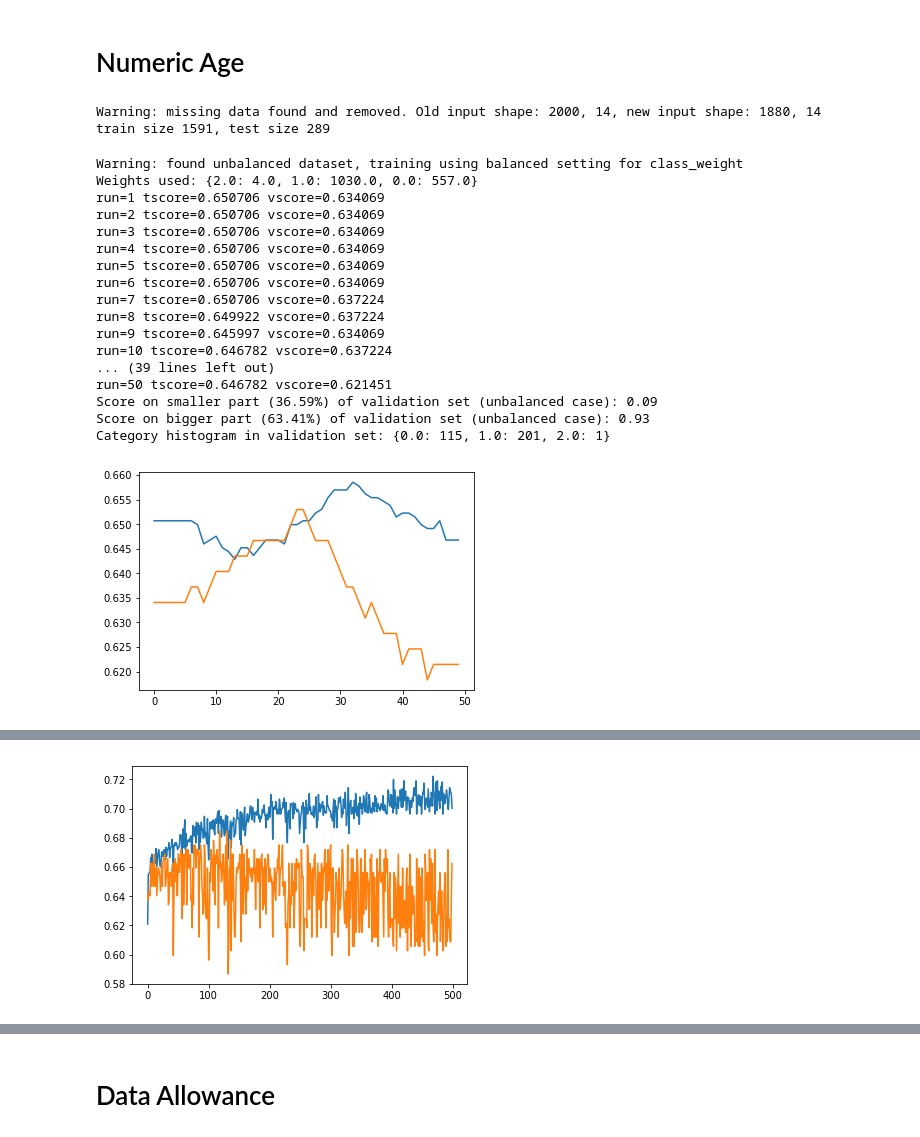
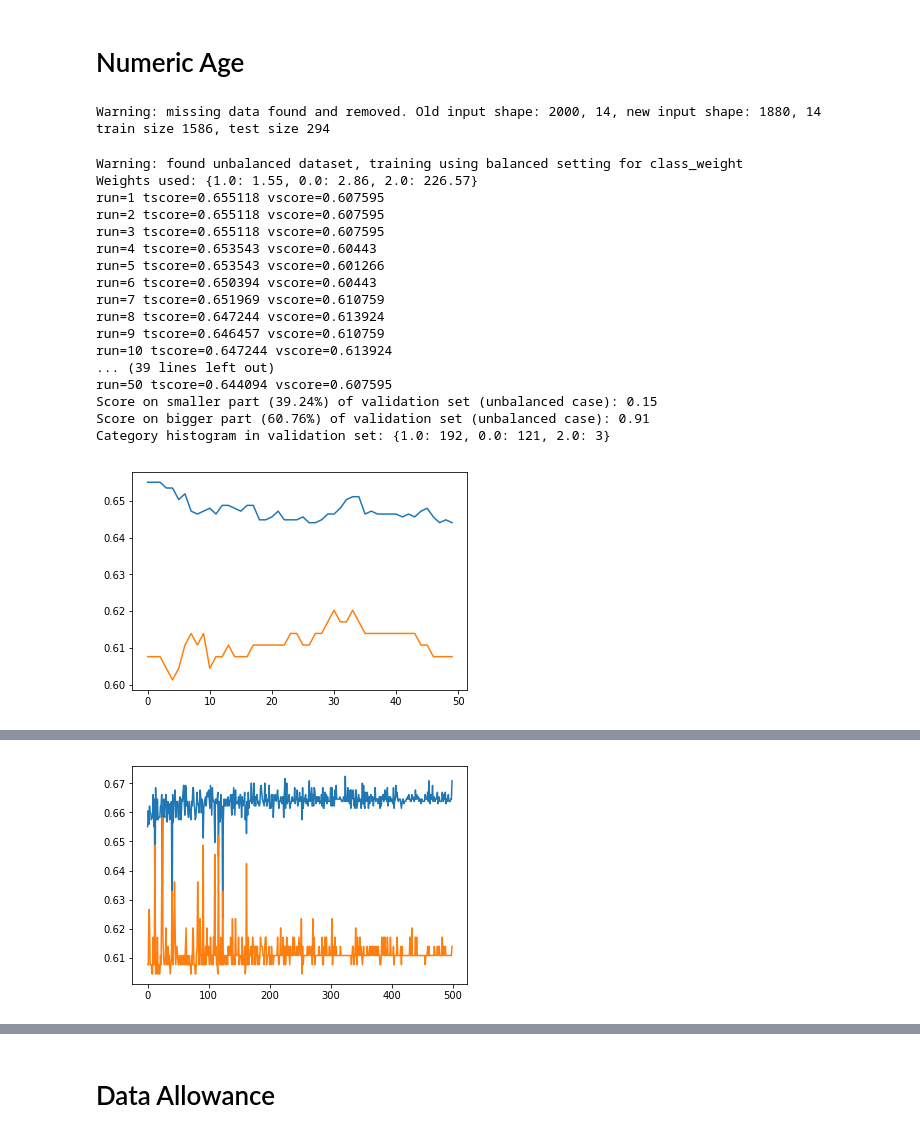
Before and after one commit to guglielmoG/MachineLearningVod, a Jupyter notebook: ML-Vod++.ipynb, the cells around one changed output, grey strips where cells are left out. Saved outputs shown, nothing was run; the diff lists cells and outputs as text; code cells hidden in the pictures.

```diff
--- a/ML-Vod++.ipynb
+++ b/ML-Vod++.ipynb
@@ -365,13 +365,12 @@ class interface():
             if d_cat[cat] > max_num:
                 max_cat = cat
                 max_num = d_cat[cat]
-
         if max_num / len(clean_y) > threshold_unbalanced:
             print('Warning: found unbalanced dataset, training using balanced setting for class_weight')
             if 'class_weight' in args and args['class_weight'] is None:
                 class_weight = {cat: 1/(d_cat[cat]/len(clean_y)) for cat in d_cat}
                 args['class_weight'] = class_weight
-                print('Weights used:', {i:float('%.2f'%d_cat[i]) for i in class_weight})
+                print('Weights used:', {i:float('%.2f'%class_weight[i]) for i in class_weight})
             unbalanced = True
         self.unbalanced = unbalanced
 
@@ -420,13 +419,16 @@ class interface():
         plt.ylabel('test score')
         plt.show()
 
-    def predict(self, X, y):
+    def predict(self, X, y, fill_up=False):
         obj = self.obj
+        assert y.shape[0] == X.shape[0]
         mask = y.isnull()
         to_be_predicted = X[mask]
-        assert y.shape[0] == X.shape[0]
         assert to_be_predicted.shape[0] != 0
-        return obj.predict(to_be_predicted)
+        prediction = obj.predict(to_be_predicted)
+        if fill_up:
+            y[mask] = prediction
+        return prediction
 # %%
 def train_perc_warm(perc, X, y, epochs, eta0, percentage, f_eta, std, pca, v, build_seed):
 
@@ -1058,12 +1076,12 @@ best is Logistic Regression interface with score 0.44
 # %% [markdown]
 # Numeric Age
 # %%
-df = df_clean.copy()
+df_filled = df_clean.copy()
 
 dict_numage_to_agecat = {0.85: 2, 0.65: 1, 0.35: 0, 0.75: 1, 0.55: 1, 0.45: 1, 0.25: 0, 0.15: 0}
-df["NumericAge"] = df["NumericAge"].map(lambda x: dict_numage_to_agecat[x], na_action = 'ignore')
-X = df[traffic_columns]
-y = df['NumericAge']
+df_filled["NumericAge"] = df_filled["NumericAge"].map(lambda x: dict_numage_to_agecat[x], na_action = 'ignore')
+X = df_filled[traffic_columns]
+y = df_filled['NumericAge']
 data = buildTrain(X, y, perc=0.85)
 print('train size %d, test size %d' % (data.get_size()))
 build_seed = 456222
@@ -1072,34 +1090,34 @@ my_MLP = MLP(build_seed)
 my_lr = LogReg(build_seed)
 # %% [output]
 Warning: missing data found and removed. Old input shape: 2000, 14, new input shape: 1880, 14
-train size 1591, test size 289
+train size 1586, test size 294
 # %%
 my_perc.train(*data.get_train(), percentage=0.8, std=False, pca=0, threshold_unbalanced=0.6, epochs=50,
               loss='log', penalty='none', alpha=1e-8, power_t=0.7, it_interval=100, learning_rate='constant',
               eta0=1e-4, class_weight=None)
 # %% [output]
 Warning: found unbalanced dataset, training using balanced setting for class_weight
-Weights used: {2.0: 4.0, 1.0: 1030.0, 0.0: 557.0}
-run=1 tscore=0.650706 vscore=0.634069
-run=2 tscore=0.650706 vscore=0.634069
-run=3 tscore=0.650706 vscore=0.634069
-run=4 tscore=0.650706 vscore=0.634069
-run=5 tscore=0.650706 vscore=0.634069
-run=6 tscore=0.650706 vscore=0.634069
-run=7 tscore=0.650706 vscore=0.637224
-run=8 tscore=0.649922 vscore=0.637224
-run=9 tscore=0.645997 vscore=0.634069
-run=10 tscore=0.646782 vscore=0.637224
+Weights used: {1.0: 1.55, 0.0: 2.86, 2.0: 226.57}
+run=1 tscore=0.655118 vscore=0.607595
+run=2 tscore=0.655118 vscore=0.607595
+run=3 tscore=0.655118 vscore=0.607595
+run=4 tscore=0.653543 vscore=0.60443
+run=5 tscore=0.653543 vscore=0.601266
+run=6 tscore=0.650394 vscore=0.60443
+run=7 tscore=0.651969 vscore=0.610759
+run=8 tscore=0.647244 vscore=0.613924
+run=9 tscore=0.646457 vscore=0.610759
+run=10 tscore=0.647244 vscore=0.613924
 ... (39 lines left out)
-run=50 tscore=0.646782 vscore=0.621451
-Score on smaller part (36.59%) of validation set (unbalanced case): 0.09
-Score on bigger part (63.41%) of validation set (unbalanced case): 0.93
-Category histogram in validation set: {0.0: 115, 1.0: 201, 2.0: 1}
+run=50 tscore=0.644094 vscore=0.607595
+Score on smaller part (39.24%) of validation set (unbalanced case): 0.15
+Score on bigger part (60.76%) of validation set (unbalanced case): 0.91
+Category histogram in validation set: {1.0: 192, 0.0: 121, 2.0: 3}
-[figure, old version]
+[figure, new version]
 # %%
 my_MLP.train(*data.get_train(), percentage=0.8, std=False, pca=0, threshold_unbalanced=0.6, epochs=500,
              hidden_layer_sizes = (200,), batch_size = 100, learning_rate_init=1e-2, solver = 'adam',
              learning_rate = 'constant', momentum = 0.5, nesterovs_momentum = False,
-             alpha = 0.01, tol = 1e-4)
+             alpha = 0.2, tol = 1e-4)
 # %% [output]
 Warning: found unbalanced dataset, training using balanced setting for class_weight
@@ -1135,4 +1149,4 @@ Category histogram in validation set: {0.0: 115, 1.0: 201, 2.0: 1}
-[figure, old version]
+[figure, new version]
 # %%
 my_lr.train(*data.get_train(), percentage=0.8, std=False, pca=0, threshold_unbalanced=0.6, epochs=100,
             penalty="l2", dual=False, tol=0.0001, C=1.0, fit_intercept=True, intercept_scaling=1,
```
Also changed, not shown: parts of 24 cells of this notebook.
